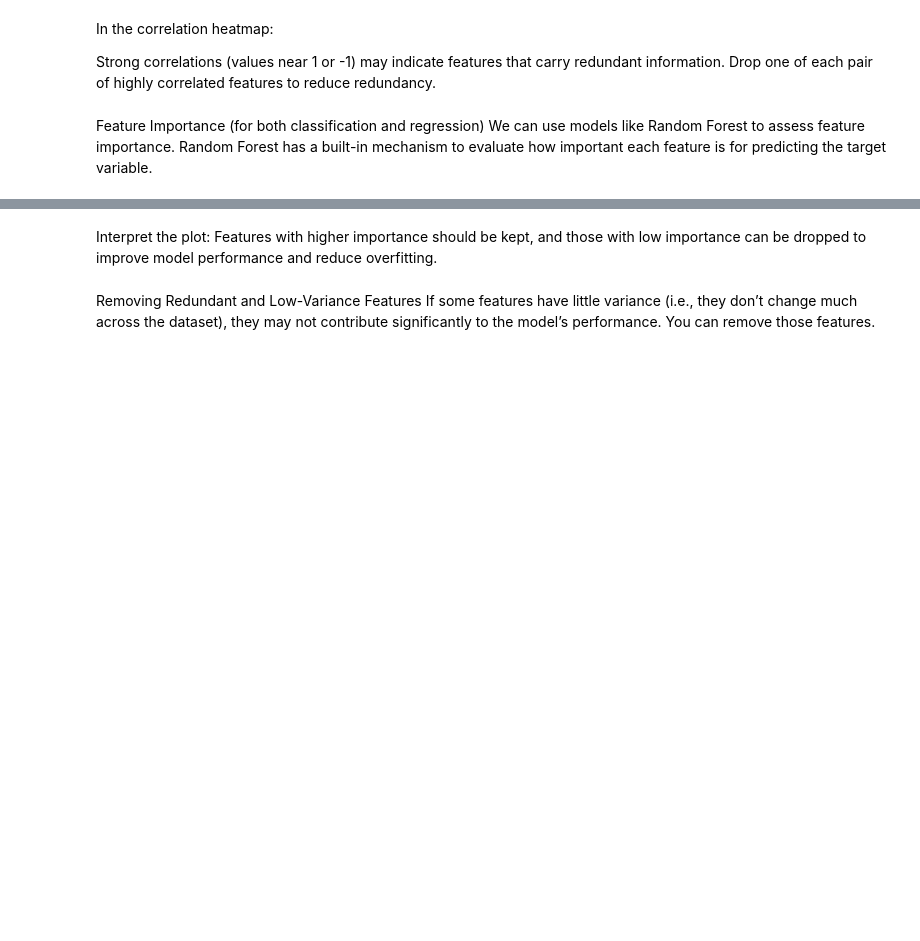
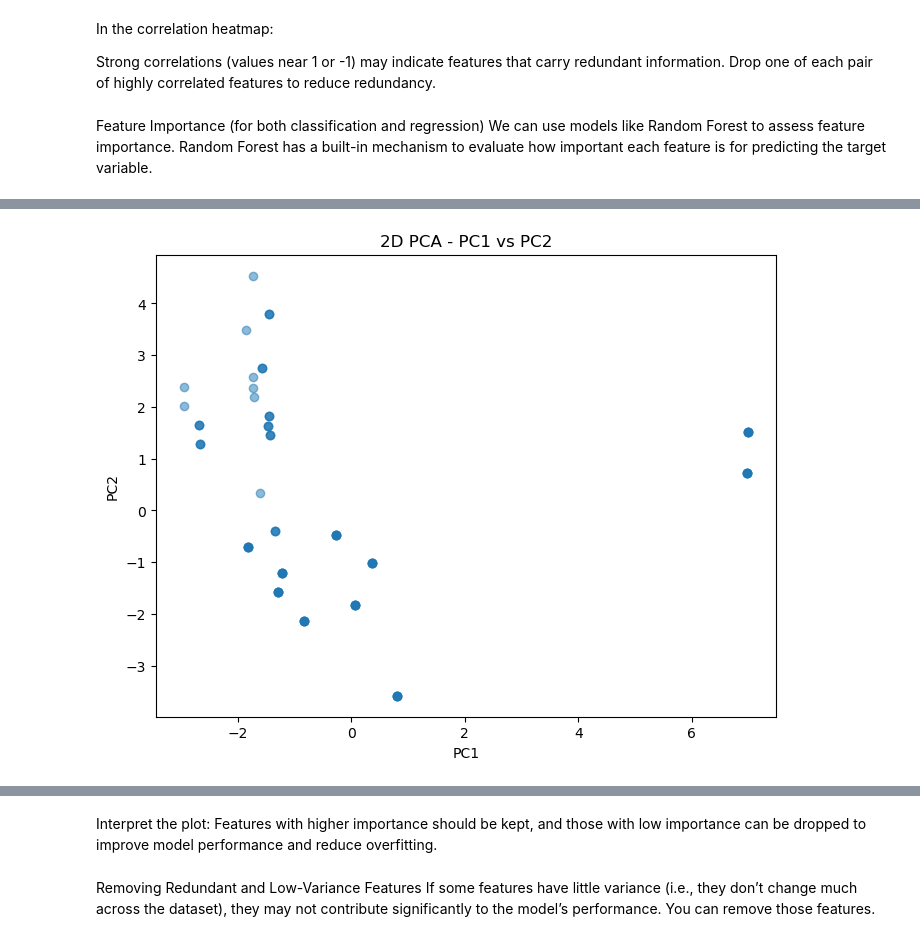
Before and after one commit to hopehusemann/Capstone, a Jupyter notebook: model_development.ipynb, the cells around one changed output, grey strips where cells are left out. Drawn from its saved outputs; the diff is of its cells as text; code cells hidden in the pictures; blank space fills up the shorter version.

```diff
--- a/model_development.ipynb
+++ b/model_development.ipynb
@@ -199,0 +660,21 @@ plt.show()
+# %%
+from sklearn.preprocessing import StandardScaler
+from sklearn.decomposition import PCA
+from sklearn.model_selection import train_test_split
+from sklearn.ensemble import RandomForestClassifier
+from sklearn.metrics import accuracy_score
+
+# List of highly correlated feature names
+high_corr_feature_names = ['op_carrier_fl_num', 'dest_iata', 'dep_time', 'crs_arr_time', 'arr_time', 'diverted',
+                           'carrier_delay', 'weather_delay', 'security_delay', 'late_aircraft_delay', 'origin_state',
+                           'dest_state', 'origin_latitude', 'scheduled_service', 'surface', 'closed',
+                           'le_displaced_threshold_ft', 'latitude_orig', 'longitude_orig', 'elevation_orig',
+                           'prcp_orig', 'snow_orig', 'snwd_orig', 'tmax_orig', 'iata_dest_dest', 'weather_indicator',
+                           'delay_in_min', 'is_weekend', 'nfl_game', 'eras_tour']
+# %%
+# Extract the features (X) and target variable (y)
+X = df[high_corr_feature_names]
+y = df['delay_in_min']
+
+# Create a copy of X to avoid slicing issues
+X = X.copy()
@@ -199,0 +841,18 @@ plt.show()
+# %%
+# Reduce to the first two principal components (PC1, PC2)
+X_reduced_2d = X_pca[:, :2]
+
+# Or, reduce to the first three principal components (PC1, PC2, PC3)
+X_reduced_3d = X_pca[:, :3]
+# %%
+import matplotlib.pyplot as plt
+
+# Create a scatter plot of PC1 vs PC2
+plt.figure(figsize=(8, 6))
+plt.scatter(X_reduced_2d[:, 0], X_reduced_2d[:, 1], alpha=0.5)
+plt.title("2D PCA - PC1 vs PC2")
+plt.xlabel("PC1")
+plt.ylabel("PC2")
+plt.show()
+# %% [output]
+[figure, added]
```
Also changed, not shown: parts of 114 cells of this notebook, 4 other files.
